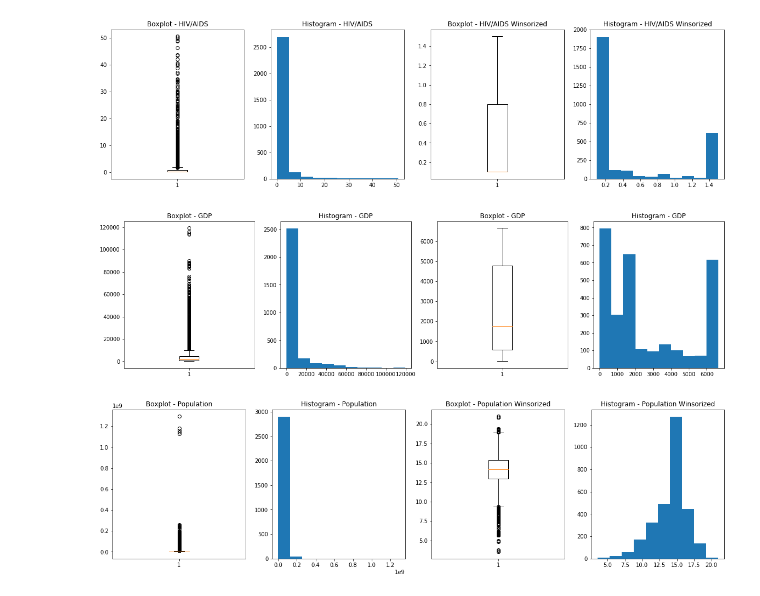
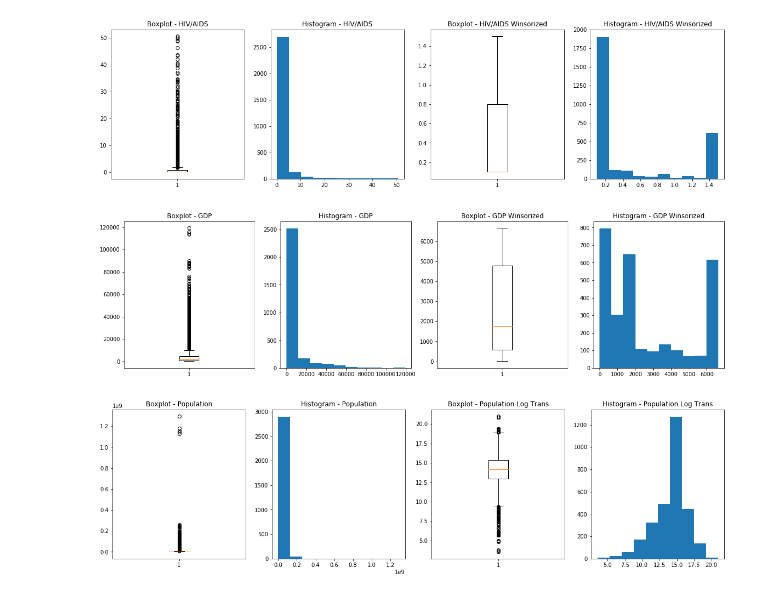
Before and after one commit to BenGriffith/data-science, a Jupyter notebook: exercises/model-preparation-challenge.ipynb, the cells around one changed output. Saved outputs shown, nothing was run; the diff lists cells and outputs as text; code cells hidden in the pictures.

```diff
--- a/exercises/model-preparation-challenge.ipynb
+++ b/exercises/model-preparation-challenge.ipynb
@@ -437,28 +437,28 @@ plt.show()
 # %%
 # GDP winsorized
 gdp_winsorized = winsorize(life['GDP'], (0, 0.20))
 
 plt.figure(figsize=(20, 5))
 
 plt.subplot(1, 4, 1)
 plt.boxplot(life['GDP'])
 plt.title('Boxplot - GDP')
 
 plt.subplot(1, 4, 2)
 plt.hist(life['GDP'])
 plt.title('Histogram - GDP')
 
 plt.subplot(1, 4, 3)
 plt.boxplot(gdp_winsorized)
-plt.title('Boxplot - GDP')
+plt.title('Boxplot - GDP Winsorized')
 
 plt.subplot(1, 4, 4)
 plt.hist(gdp_winsorized)
-plt.title('Histogram - GDP')
+plt.title('Histogram - GDP Winsorized')
 
 plt.show()
 # %% [output]
-[figure, old version]
+[figure, new version]
 # %%
 # Population winsorized
 pop_winsorized = winsorize(life['POPULATION'], (0, 0.16))
```
Also changed, not shown: parts of 3 cells of this notebook.
